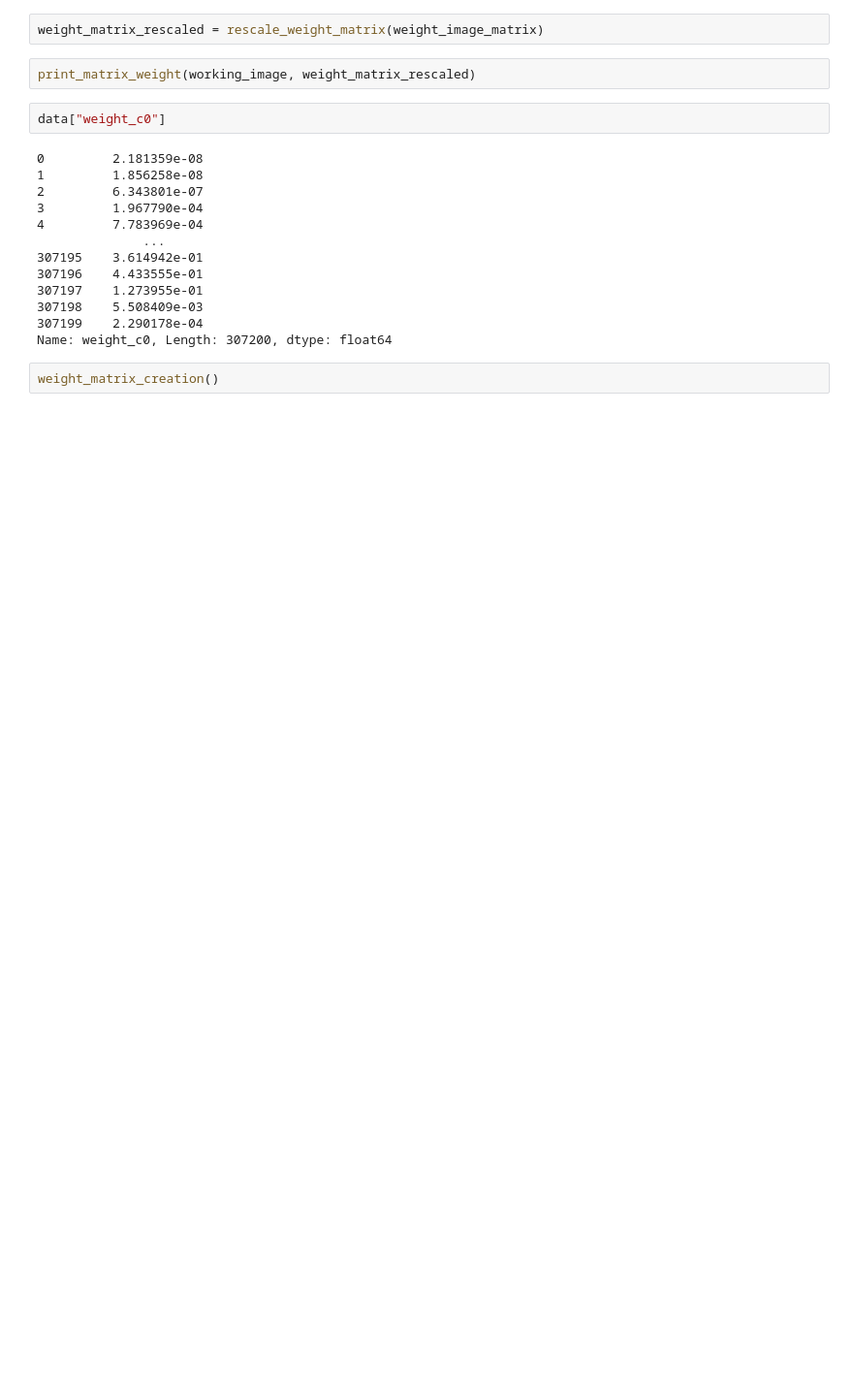
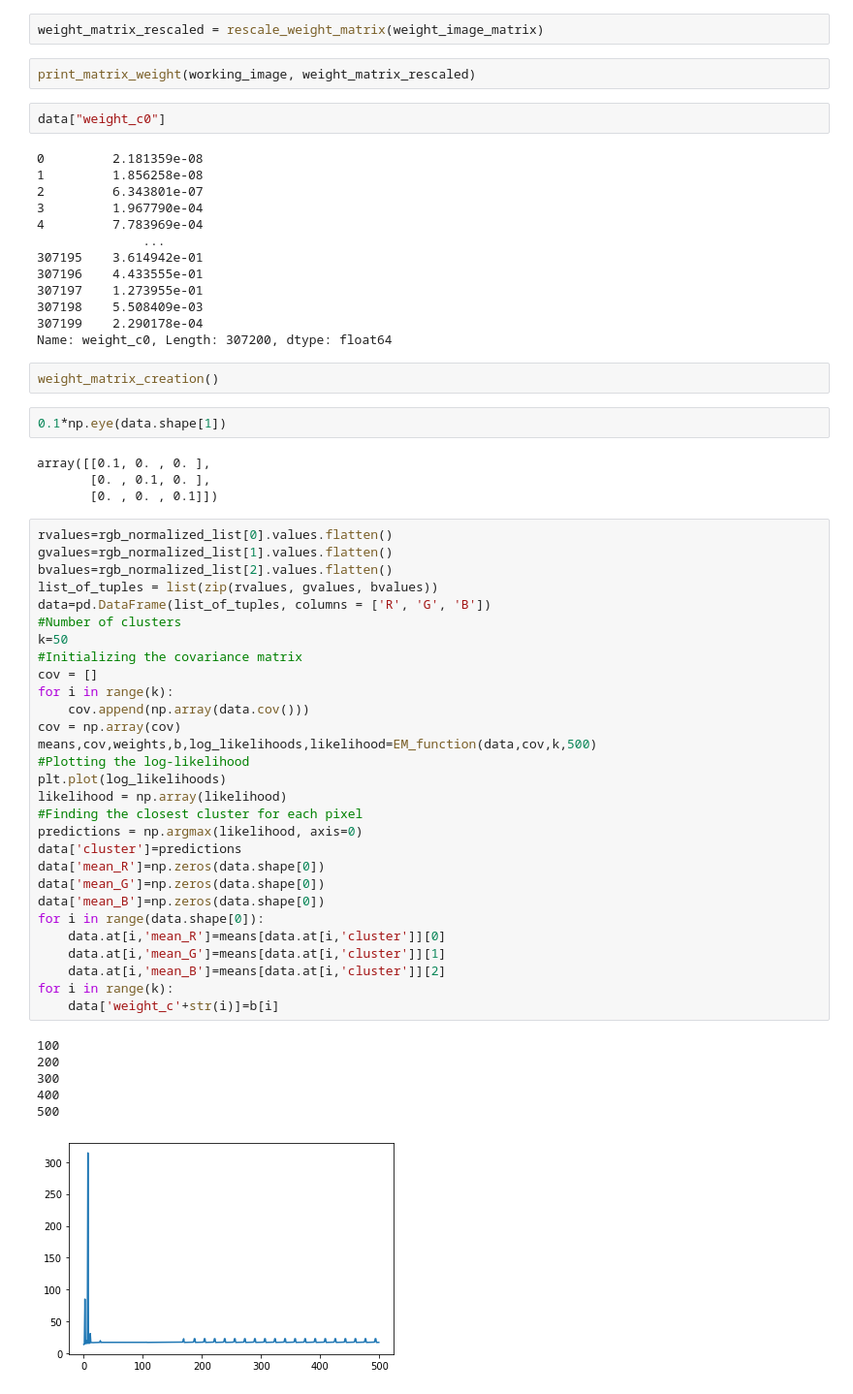
Before and after one commit to podrazque/image-rgb-clustering, a Jupyter notebook: Image-Clustering.ipynb, the cells around one changed output. Shown at 97% size. Cells and saved outputs as stored; diff of their text form; blank space fills up the shorter version.

```diff
--- a/Image-Clustering.ipynb
+++ b/Image-Clustering.ipynb
@@ -274,3 +306,45 @@ data["weight_c0"]
 Name: weight_c0, Length: 307200, dtype: float64
 # %%
 weight_matrix_creation()
+# %%
+0.1*np.eye(data.shape[1])
+# %% [output]
+array([[0.1, 0. , 0. ],
+       [0. , 0.1, 0. ],
+       [0. , 0. , 0.1]])
+# %%
+rvalues=rgb_normalized_list[0].values.flatten()
+gvalues=rgb_normalized_list[1].values.flatten()
+bvalues=rgb_normalized_list[2].values.flatten()
+list_of_tuples = list(zip(rvalues, gvalues, bvalues))
+data=pd.DataFrame(list_of_tuples, columns = ['R', 'G', 'B'])
+#Number of clusters
+k=50
+#Initializing the covariance matrix
+cov = []
+for i in range(k):
+    cov.append(np.array(data.cov()))
+cov = np.array(cov)
+means,cov,weights,b,log_likelihoods,likelihood=EM_function(data,cov,k,500)
+#Plotting the log-likelihood
+plt.plot(log_likelihoods)
+likelihood = np.array(likelihood)
+#Finding the closest cluster for each pixel
+predictions = np.argmax(likelihood, axis=0)
+data['cluster']=predictions
+data['mean_R']=np.zeros(data.shape[0])
+data['mean_G']=np.zeros(data.shape[0])
+data['mean_B']=np.zeros(data.shape[0])
+for i in range(data.shape[0]):
+    data.at[i,'mean_R']=means[data.at[i,'cluster']][0]
+    data.at[i,'mean_G']=means[data.at[i,'cluster']][1]
+    data.at[i,'mean_B']=means[data.at[i,'cluster']][2]
+for i in range(k):
+    data['weight_c'+str(i)]=b[i]
+# %% [output]
+100
+200
+300
+400
+500
+[figure, added]
```
Also changed, not shown: parts of 7 cells of this notebook, 49 other files.
